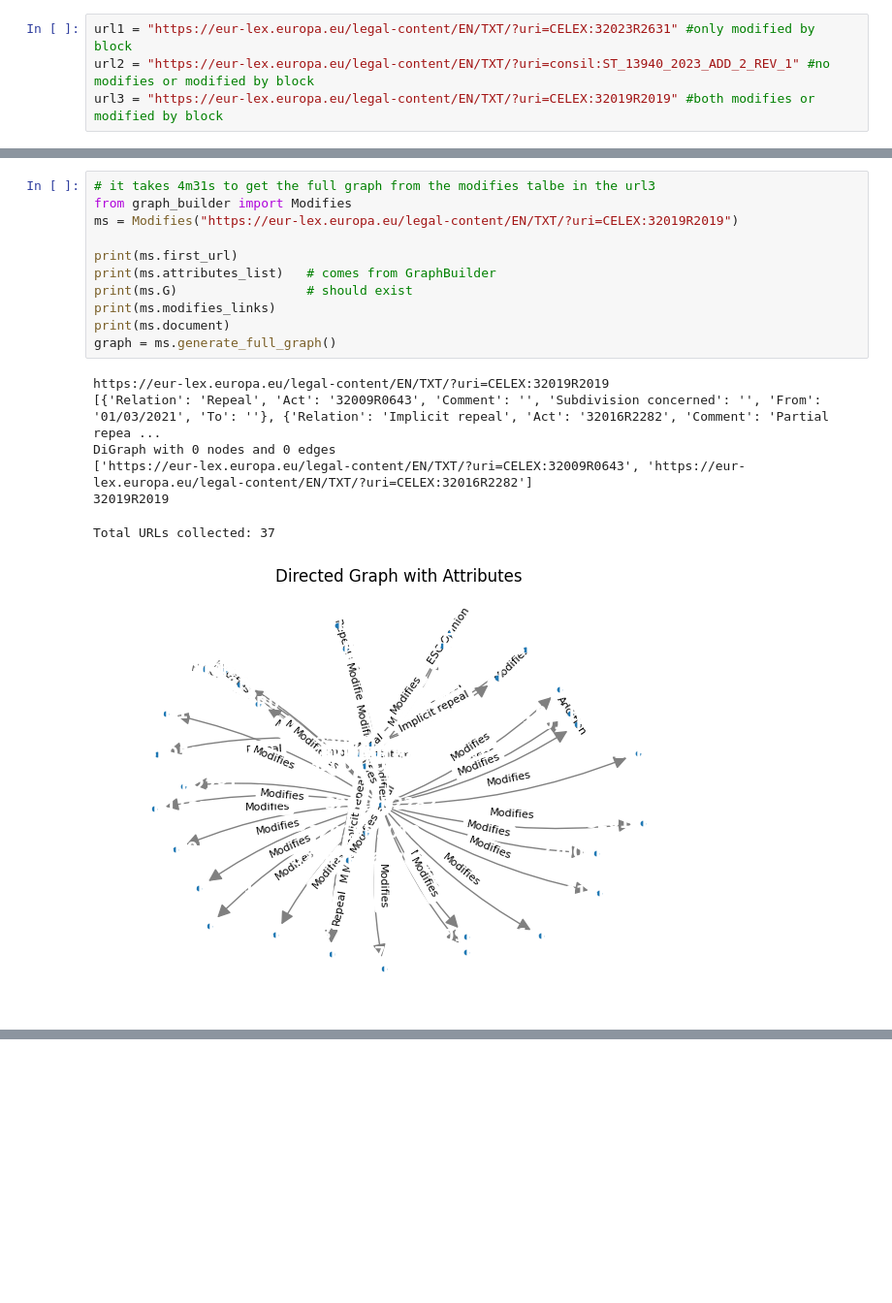
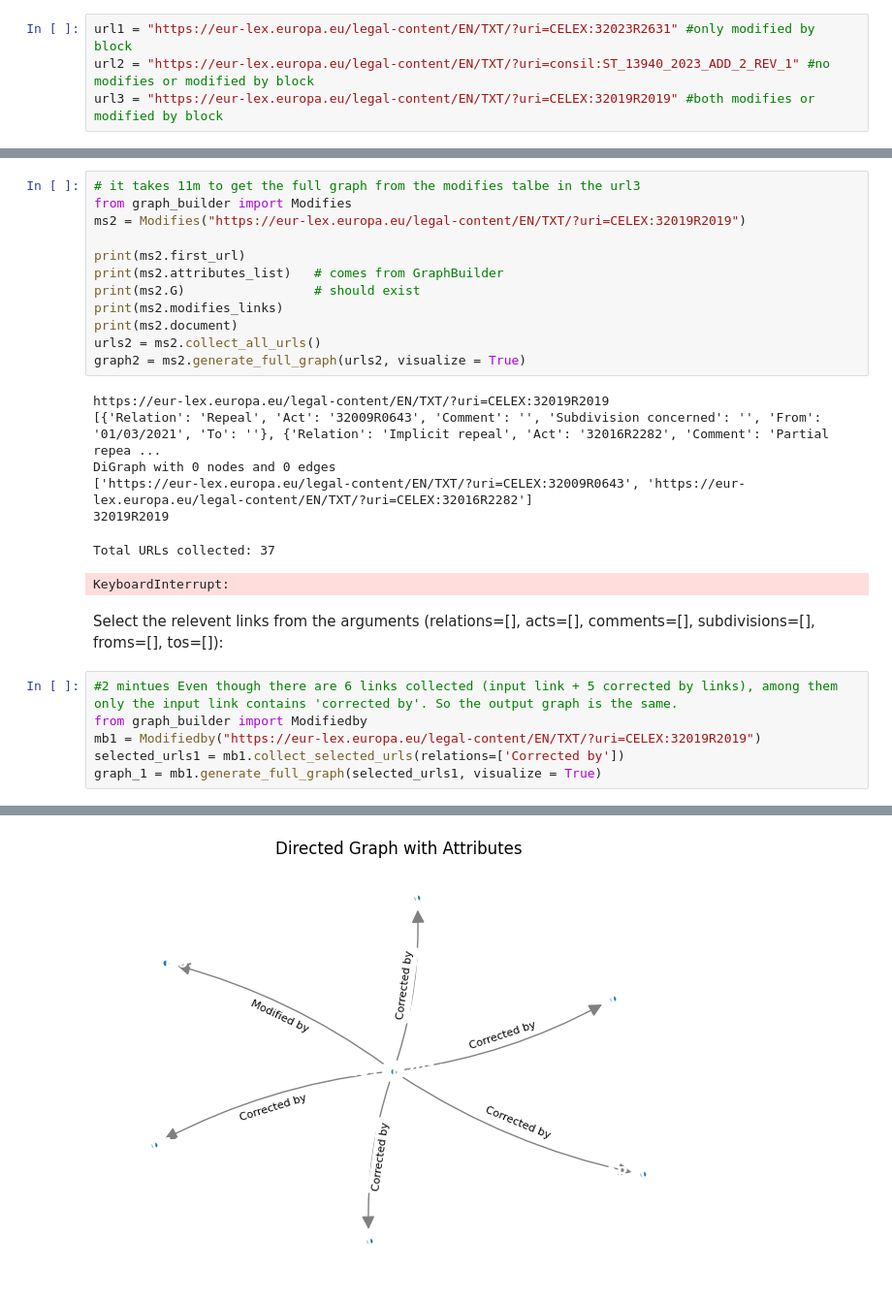
Before and after one commit to Peiying-Huang/EurLexScraper, a Jupyter notebook: document_info_scraper/graph2_full_graph_Test.ipynb, the cells around one changed output, grey strips where cells are left out. Shown at 97% size. Drawn from its saved outputs; the diff is of its cells as text; blank space fills up the shorter version.

```diff
--- a/document_info_scraper/graph2_full_graph_Test.ipynb
+++ b/document_info_scraper/graph2_full_graph_Test.ipynb
@@ -25,14 +18,15 @@ Total URLs collected: 8
 # %%
-# it takes 4m31s to get the full graph from the modifies talbe in the url3
+# it takes 11m to get the full graph from the modifies talbe in the url3
 from graph_builder import Modifies
-ms = Modifies("https://eur-lex.europa.eu/legal-content/EN/TXT/?uri=CELEX:32019R2019")
+ms2 = Modifies("https://eur-lex.europa.eu/legal-content/EN/TXT/?uri=CELEX:32019R2019")
 
-print(ms.first_url)
-print(ms.attributes_list)   # comes from GraphBuilder
-print(ms.G)                 # should exist
-print(ms.modifies_links)
-print(ms.document)
-graph = ms.generate_full_graph()
+print(ms2.first_url)
+print(ms2.attributes_list)   # comes from GraphBuilder
+print(ms2.G)                 # should exist
+print(ms2.modifies_links)
+print(ms2.document)
+urls2 = ms2.collect_all_urls()
+graph2 = ms2.generate_full_graph(urls2, visualize = True)
 # %% [output]
 https://eur-lex.europa.eu/legal-content/EN/TXT/?uri=CELEX:32019R2019
 [{'Relation': 'Repeal', 'Act': '32009R0643', 'Comment': '', 'Subdivision concerned': '', 'From': '01/03/2021', 'To': ''}, {'Relation': 'Implicit repeal', 'Act': '32016R2282', 'Comment': 'Partial repea ...
@@ -40,4 +34,14 @@ DiGraph with 0 nodes and 0 edges
 ['https://eur-lex.europa.eu/legal-content/EN/TXT/?uri=CELEX:32009R0643', 'https://eur-lex.europa.eu/legal-content/EN/TXT/?uri=CELEX:32016R2282']
 32019R2019
 Total URLs collected: 37
-[figure, removed]
+KeyboardInterrupt:
+# %% [markdown]
+Select the relevent links from the arguments
+(relations=[], acts=[], comments=[], subdivisions=[], froms=[], tos=[]):
+# %%
+#2 mintues Even though there are 6 links collected (input link + 5 corrected by links), among them only the input link contains 'corrected by'. So the output graph is the same.
+from graph_builder import Modifiedby
+mb1 = Modifiedby("https://eur-lex.europa.eu/legal-content/EN/TXT/?uri=CELEX:32019R2019")
+selected_urls1 = mb1.collect_selected_urls(relations=['Corrected by'])
+graph_1 = mb1.generate_full_graph(selected_urls1, visualize = True)
+# %% [output]
@@ -43,0 +65 @@ Total URLs collected: 37
+[figure, added]
```
Also changed, not shown: parts of 6 cells of this notebook, 3 other files.
